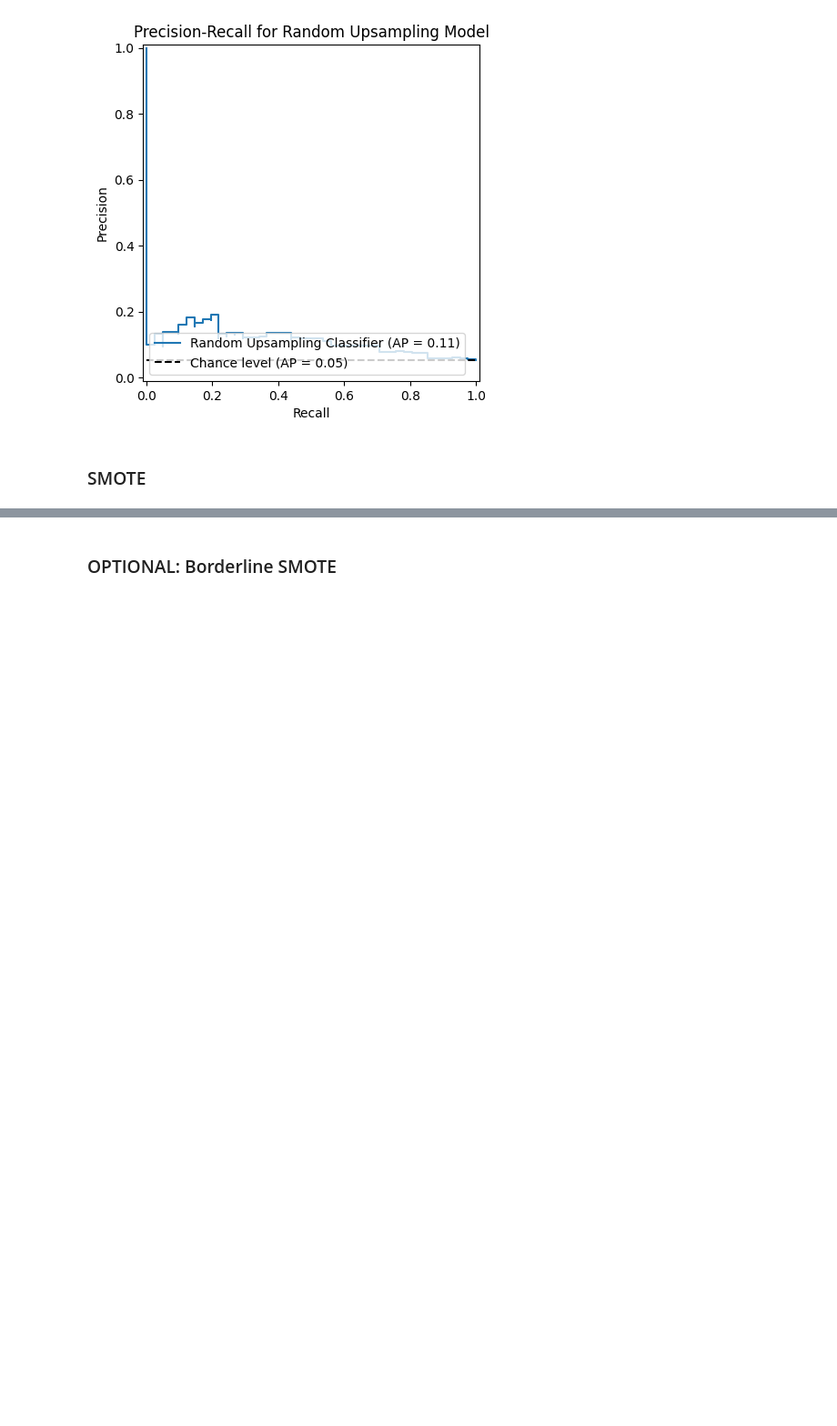
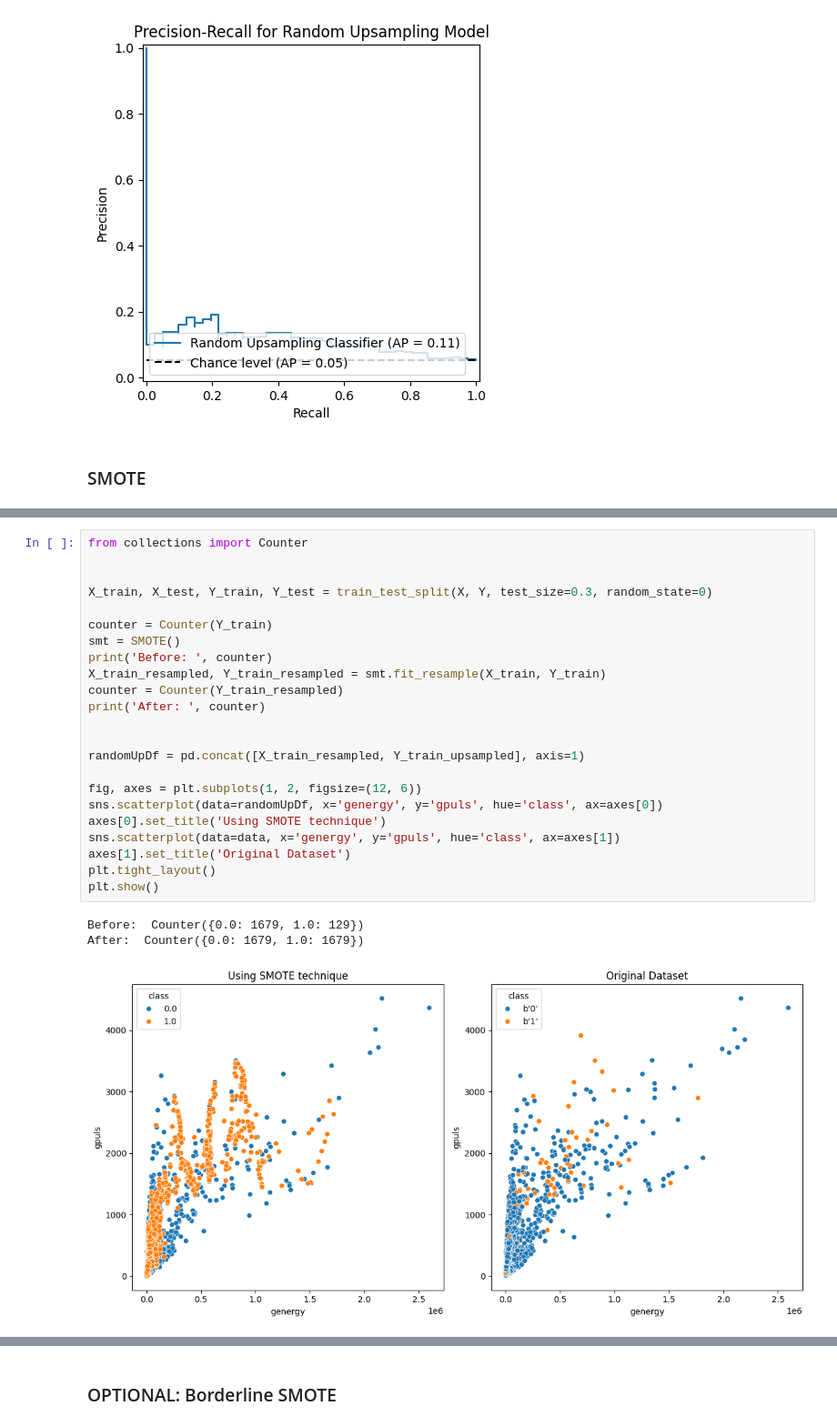
Before and after one commit to canoepus/think, a Jupyter notebook: upsampling.ipynb, the cells around one changed output, grey strips where cells are left out. Shown at 91% size. Drawn from its saved outputs; the diff is of its cells as text; blank space fills up the shorter version.

Commit message:
SMOTE Tutorial

```diff
--- a/upsampling.ipynb
+++ b/upsampling.ipynb
@@ -322,0 +340,27 @@ plt.show()
+# %%
+from collections import Counter
+
+
+X_train, X_test, Y_train, Y_test = train_test_split(X, Y, test_size=0.3, random_state=0)
+
+counter = Counter(Y_train)
+smt = SMOTE()
+print('Before: ', counter)
+X_train_resampled, Y_train_resampled = smt.fit_resample(X_train, Y_train)
+counter = Counter(Y_train_resampled)
+print('After: ', counter)
+
+
+randomUpDf = pd.concat([X_train_resampled, Y_train_upsampled], axis=1)
+
+fig, axes = plt.subplots(1, 2, figsize=(12, 6))
+sns.scatterplot(data=randomUpDf, x='genergy', y='gpuls', hue='class', ax=axes[0])
+axes[0].set_title('Using SMOTE technique')
+sns.scatterplot(data=data, x='genergy', y='gpuls', hue='class', ax=axes[1])
+axes[1].set_title('Original Dataset')
+plt.tight_layout()
+plt.show()
+# %% [output]
+Before:  Counter({0.0: 1679, 1.0: 129})
+After:  Counter({0.0: 1679, 1.0: 1679})
+[figure, added]
```
Also changed, not shown: parts of 5 cells of this notebook.
